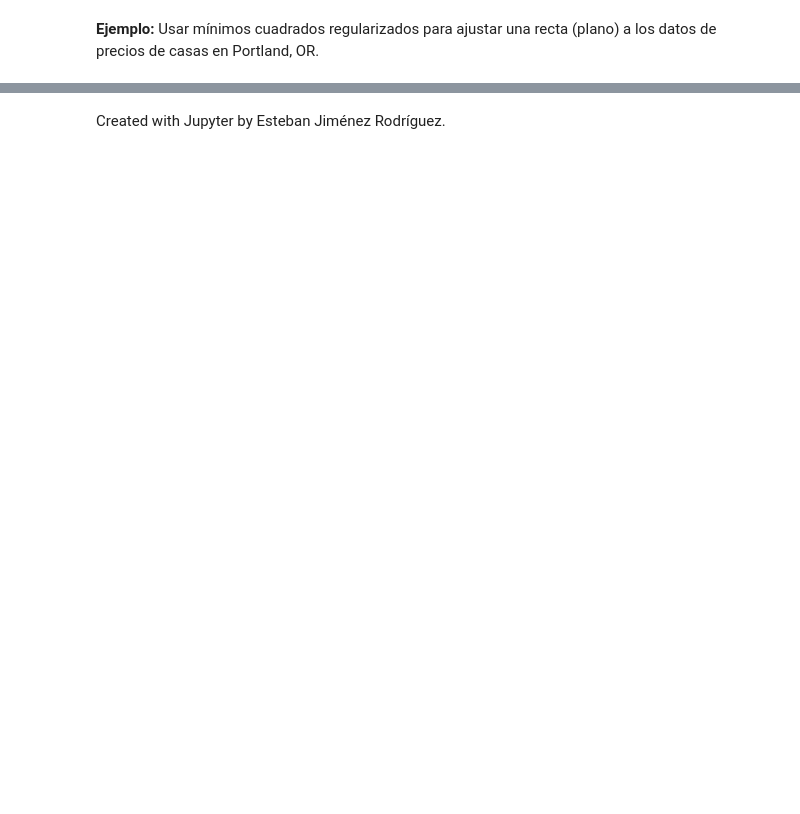
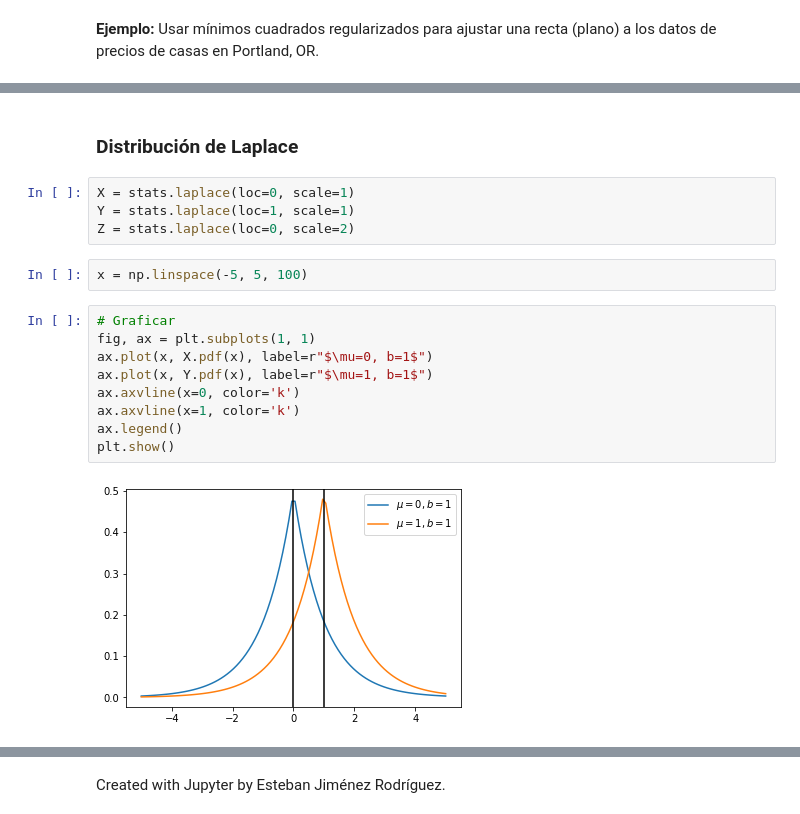
Before and after one commit to luismaria8992ramirez/mebo2021, a Jupyter notebook: modulo1/tema3/4_regresion_lineal.ipynb, the cells around one changed output, grey strips where cells are left out. Cells and saved outputs as stored; diff of their text form; blank space fills up the shorter version.

```diff
--- a/modulo1/tema3/4_regresion_lineal.ipynb
+++ b/modulo1/tema3/4_regresion_lineal.ipynb
@@ -531,0 +536,19 @@ plt3d.view_init(elev=10, azim=110)
+# %% [markdown]
+### Distribución de Laplace
+# %%
+X = stats.laplace(loc=0, scale=1)
+Y = stats.laplace(loc=1, scale=1)
+Z = stats.laplace(loc=0, scale=2)
+# %%
+x = np.linspace(-5, 5, 100)
+# %%
+# Graficar
+fig, ax = plt.subplots(1, 1)
+ax.plot(x, X.pdf(x), label=r"$\mu=0, b=1$")
+ax.plot(x, Y.pdf(x), label=r"$\mu=1, b=1$")
+ax.axvline(x=0, color='k')
+ax.axvline(x=1, color='k')
+ax.legend()
+plt.show()
+# %% [output]
+[figure, added]
```
Also changed, not shown: parts of 41 cells of this notebook.
